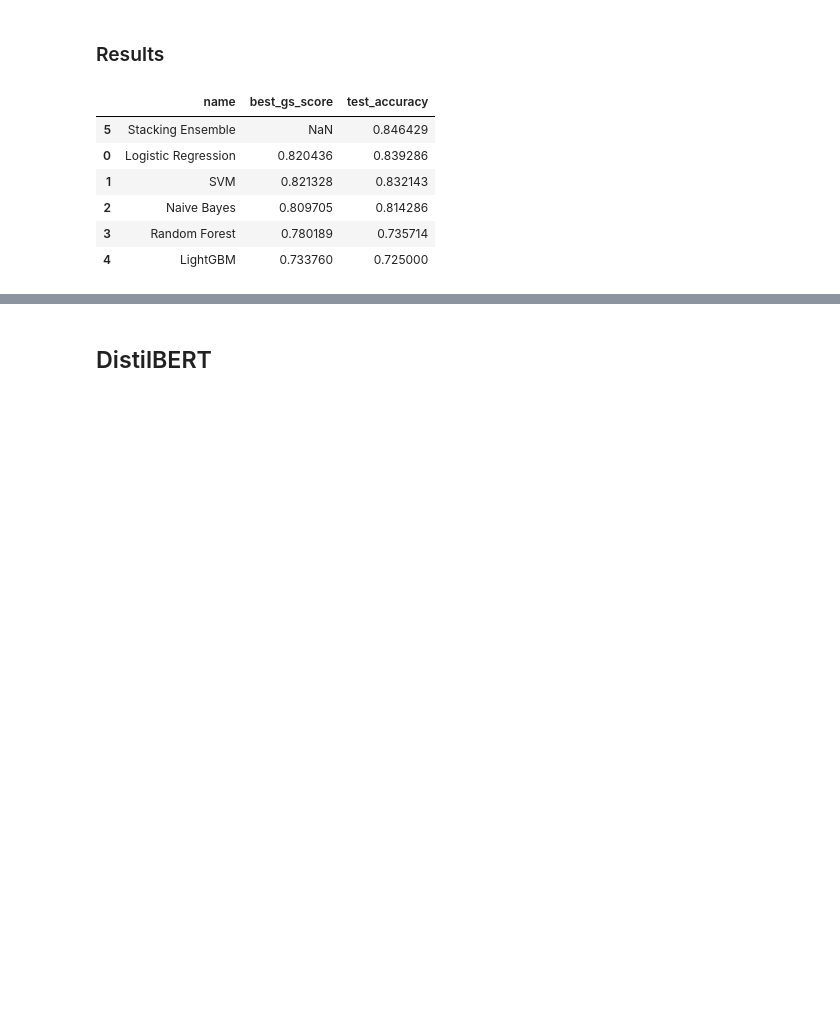
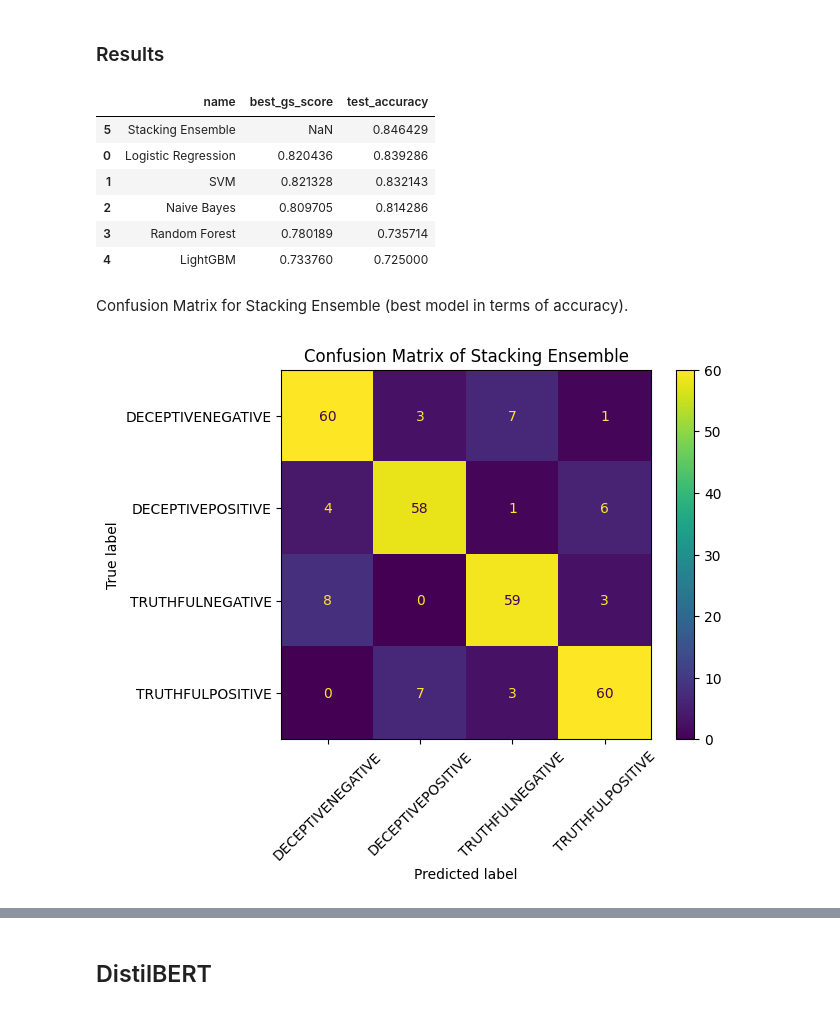
Before and after one commit to JJestel/NL, a Jupyter notebook: MP2/project.ipynb, the cells around one changed output, grey strips where cells are left out. Saved outputs shown, nothing was run; the diff lists cells and outputs as text; code cells hidden in the pictures; blank space fills up the shorter version.

Commit message:
added confusion matrices

```diff
--- a/MP2/project.ipynb
+++ b/MP2/project.ipynb
@@ -603,3 +601,19 @@ pd.DataFrame(best_model_results).sort_values(by='test_accuracy', ascending=False
 | 2 | Naive Bayes | 0.809705 | 0.814286 |
 | 3 | Random Forest | 0.780189 | 0.735714 |
 | 4 | LightGBM | 0.733760 | 0.725000 |
+# %% [markdown]
+Confusion Matrix for Stacking Ensemble (best model in terms of accuracy).
+# %%
+# plot confusion matrix of best performing model in terms of accuracy
+pred_labels = stacking_clf.predict(x_test_tf)
+
+cm = confusion_matrix(y_test, pred_labels)
+disp = ConfusionMatrixDisplay(confusion_matrix=cm,
+                              display_labels=le.inverse_transform([0,1,2,3]))
+
+disp.plot()
+plt.xticks(rotation=45)
+plt.title("Confusion Matrix of Stacking Ensemble")
+plt.show()
+# %% [output]
+[figure, added]
```
Also changed, not shown: parts of 3 cells of this notebook.
